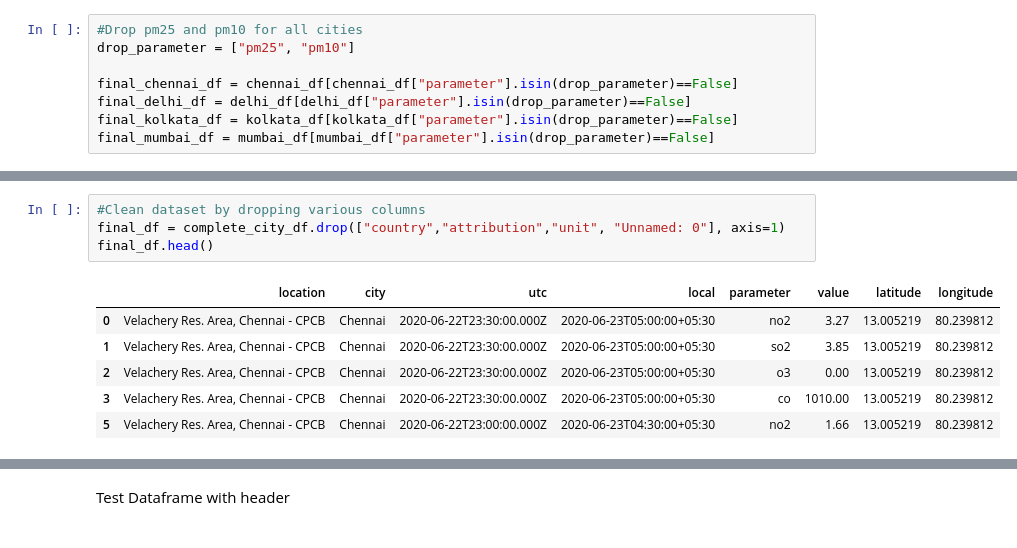
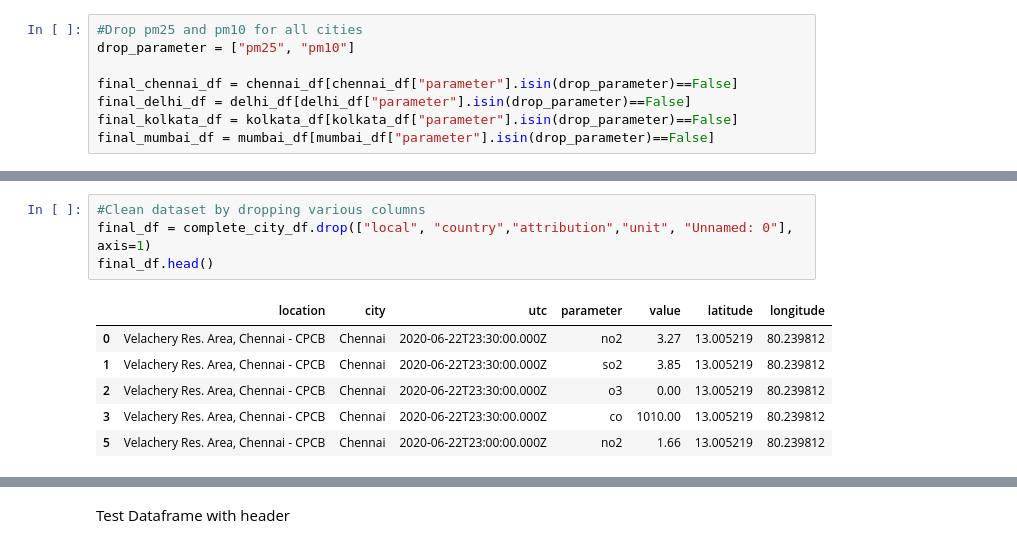
Before and after one commit to skylar17/Project_One_CUdata, a Jupyter notebook: Main_Air_Pollution.ipynb, the cells around one changed output, grey strips where cells are left out. Cells and saved outputs as stored; diff of their text form.

Commit message:
dropping local time column

```diff
--- a/Main_Air_Pollution.ipynb
+++ b/Main_Air_Pollution.ipynb
@@ -43,12 +43,12 @@ complete_city_df.head()
 | 5 | 5 | Velachery Res. Area, Chennai - CPCB | Chennai | IN | 2020-06-22T23:00:00.000Z | 2020-06-23T04:30:00+05:30 | no2 | 1.66 | µg/m³ | 13.005219 | ... |
 # %%
 #Clean dataset by dropping various columns
-final_df = complete_city_df.drop(["country","attribution","unit", "Unnamed: 0"], axis=1)
+final_df = complete_city_df.drop(["local", "country","attribution","unit", "Unnamed: 0"], axis=1)
 final_df.head()
 # %% [output]
-|  | location | city | utc | local | parameter | value | latitude | longitude |
-| 0 | Velachery Res. Area, Chennai - CPCB | Chennai | 2020-06-22T23:30:00.000Z | 2020-06-23T05:00:00+05:30 | no2 | 3.27 | 13.005219 | 80.239812 |
-| 1 | Velachery Res. Area, Chennai - CPCB | Chennai | 2020-06-22T23:30:00.000Z | 2020-06-23T05:00:00+05:30 | so2 | 3.85 | 13.005219 | 80.239812 |
-| 2 | Velachery Res. Area, Chennai - CPCB | Chennai | 2020-06-22T23:30:00.000Z | 2020-06-23T05:00:00+05:30 | o3 | 0.00 | 13.005219 | 80.239812 |
-| 3 | Velachery Res. Area, Chennai - CPCB | Chennai | 2020-06-22T23:30:00.000Z | 2020-06-23T05:00:00+05:30 | co | 1010.00 | 13.005219 | 80.239812 |
-| 5 | Velachery Res. Area, Chennai - CPCB | Chennai | 2020-06-22T23:00:00.000Z | 2020-06-23T04:30:00+05:30 | no2 | 1.66 | 13.005219 | 80.239812 |
+|  | location | city | utc | parameter | value | latitude | longitude |
+| 0 | Velachery Res. Area, Chennai - CPCB | Chennai | 2020-06-22T23:30:00.000Z | no2 | 3.27 | 13.005219 | 80.239812 |
+| 1 | Velachery Res. Area, Chennai - CPCB | Chennai | 2020-06-22T23:30:00.000Z | so2 | 3.85 | 13.005219 | 80.239812 |
+| 2 | Velachery Res. Area, Chennai - CPCB | Chennai | 2020-06-22T23:30:00.000Z | o3 | 0.00 | 13.005219 | 80.239812 |
+| 3 | Velachery Res. Area, Chennai - CPCB | Chennai | 2020-06-22T23:30:00.000Z | co | 1010.00 | 13.005219 | 80.239812 |
+| 5 | Velachery Res. Area, Chennai - CPCB | Chennai | 2020-06-22T23:00:00.000Z | no2 | 1.66 | 13.005219 | 80.239812 |
```
Also changed, not shown: parts of 2 cells of this notebook.
